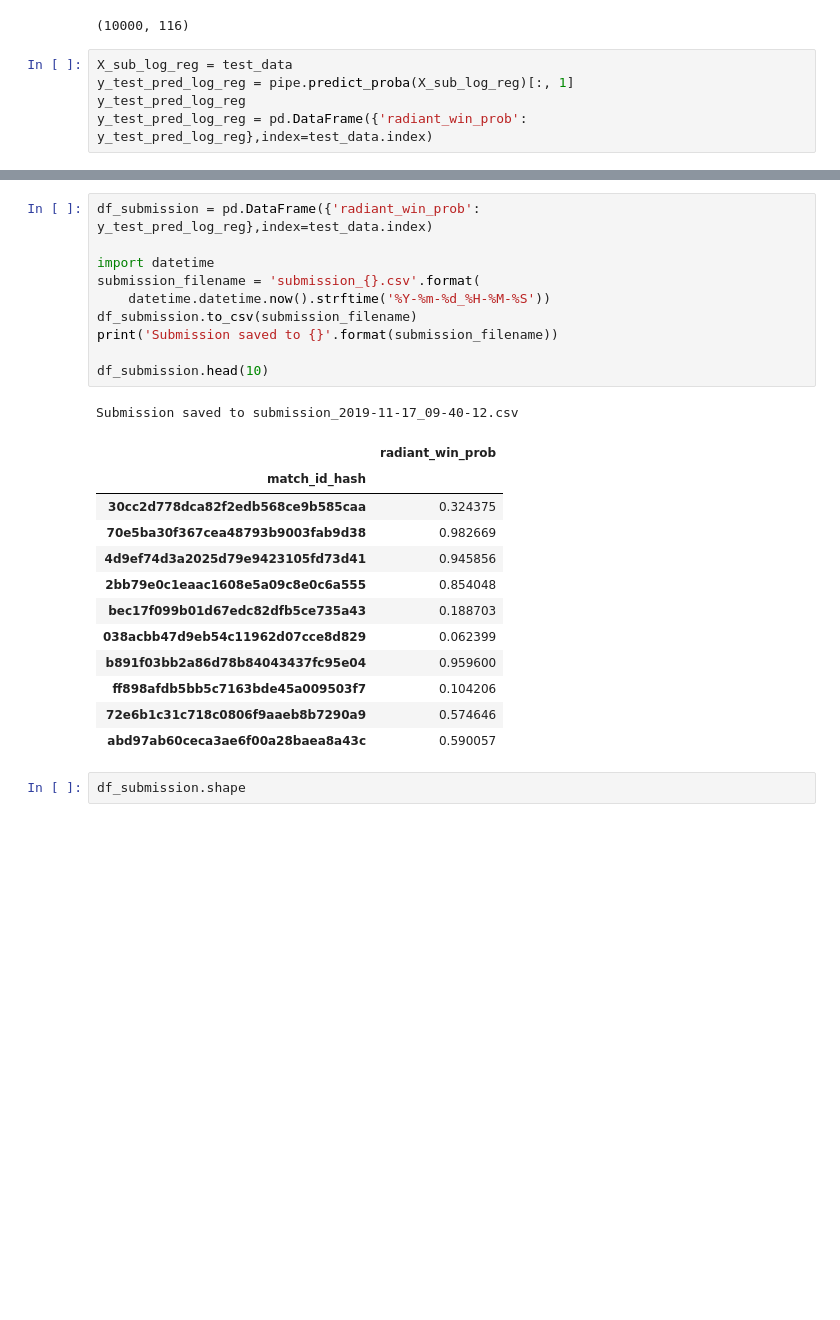
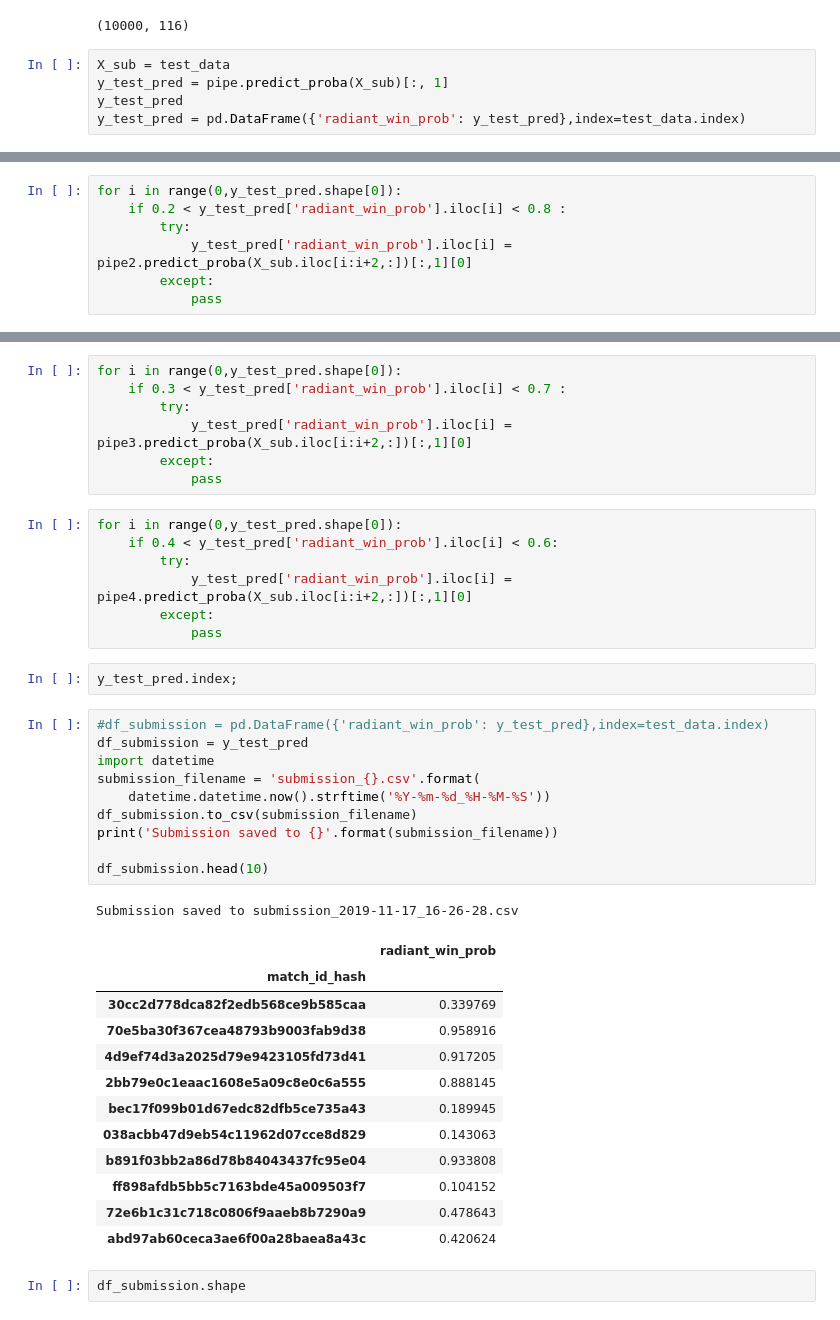
Before and after one commit to tankonst/game_winner_binary_classifier, a Jupyter notebook: Log_reg_stacking_tk-mb .ipynb, the cells around one changed output, grey strips where cells are left out. Cells and saved outputs as stored; diff of their text form; blank space fills up the shorter version.

```diff
--- a/Log_reg_stacking_tk-mb .ipynb
+++ b/Log_reg_stacking_tk-mb .ipynb
@@ -244,7 +277,7 @@ test_data.shape
 # %% [output]
 (10000, 116)
 # %%
-X_sub_log_reg = test_data
-y_test_pred_log_reg = pipe.predict_proba(X_sub_log_reg)[:, 1]
-y_test_pred_log_reg
-y_test_pred_log_reg = pd.DataFrame({'radiant_win_prob': y_test_pred_log_reg},index=test_data.index)
+X_sub = test_data
+y_test_pred = pipe.predict_proba(X_sub)[:, 1]
+y_test_pred
+y_test_pred = pd.DataFrame({'radiant_win_prob': y_test_pred},index=test_data.index)
@@ -272,0 +284,7 @@ X_test2.shape
+# %%
+for i in range(0,y_test_pred.shape[0]):
+    if 0.2 < y_test_pred['radiant_win_prob'].iloc[i] < 0.8 :
+        try:
+            y_test_pred['radiant_win_prob'].iloc[i] = pipe2.predict_proba(X_sub.iloc[i:i+2,:])[:,1][0]
+        except:
+            pass
@@ -273,27 +293,43 @@ X_test2.shape
+# %%
+for i in range(0,y_test_pred.shape[0]):
+    if 0.3 < y_test_pred['radiant_win_prob'].iloc[i] < 0.7 :
+        try:
+            y_test_pred['radiant_win_prob'].iloc[i] = pipe3.predict_proba(X_sub.iloc[i:i+2,:])[:,1][0]
+        except:
+            pass
+# %%
+for i in range(0,y_test_pred.shape[0]):
+    if 0.4 < y_test_pred['radiant_win_prob'].iloc[i] < 0.6:
+        try:
+            y_test_pred['radiant_win_prob'].iloc[i] = pipe4.predict_proba(X_sub.iloc[i:i+2,:])[:,1][0]
+        except:
+            pass
+# %%
+y_test_pred.index;
 # %%
-df_submission = pd.DataFrame({'radiant_win_prob': y_test_pred_log_reg},index=test_data.index)
-
+#df_submission = pd.DataFrame({'radiant_win_prob': y_test_pred},index=test_data.index)
+df_submission = y_test_pred
 import datetime
 submission_filename = 'submission_{}.csv'.format(
     datetime.datetime.now().strftime('%Y-%m-%d_%H-%M-%S'))
 df_submission.to_csv(submission_filename)
 print('Submission saved to {}'.format(submission_filename))
 
 df_submission.head(10)
 # %% [output]
-Submission saved to submission_2019-11-17_09-40-12.csv
+Submission saved to submission_2019-11-17_16-26-28.csv
 |  | radiant_win_prob |
 | match_id_hash |  |
-| 30cc2d778dca82f2edb568ce9b585caa | 0.324375 |
-| 70e5ba30f367cea48793b9003fab9d38 | 0.982669 |
-| 4d9ef74d3a2025d79e9423105fd73d41 | 0.945856 |
-| 2bb79e0c1eaac1608e5a09c8e0c6a555 | 0.854048 |
-| bec17f099b01d67edc82dfb5ce735a43 | 0.188703 |
-| 038acbb47d9eb54c11962d07cce8d829 | 0.062399 |
-| b891f03bb2a86d78b84043437fc95e04 | 0.959600 |
-| ff898afdb5bb5c7163bde45a009503f7 | 0.104206 |
-| 72e6b1c31c718c0806f9aaeb8b7290a9 | 0.574646 |
-| abd97ab60ceca3ae6f00a28baea8a43c | 0.590057 |
+| 30cc2d778dca82f2edb568ce9b585caa | 0.339769 |
+| 70e5ba30f367cea48793b9003fab9d38 | 0.958916 |
+| 4d9ef74d3a2025d79e9423105fd73d41 | 0.917205 |
+| 2bb79e0c1eaac1608e5a09c8e0c6a555 | 0.888145 |
+| bec17f099b01d67edc82dfb5ce735a43 | 0.189945 |
+| 038acbb47d9eb54c11962d07cce8d829 | 0.143063 |
+| b891f03bb2a86d78b84043437fc95e04 | 0.933808 |
+| ff898afdb5bb5c7163bde45a009503f7 | 0.104152 |
+| 72e6b1c31c718c0806f9aaeb8b7290a9 | 0.478643 |
+| abd97ab60ceca3ae6f00a28baea8a43c | 0.420624 |
 # %%
 df_submission.shape
 # %% [output]
```
Also changed, not shown: parts of 30 cells of this notebook.
